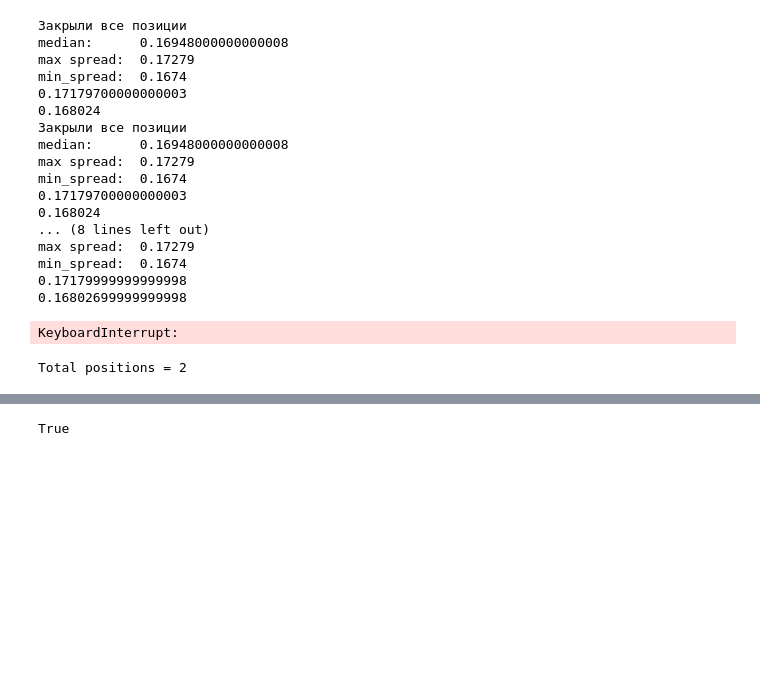
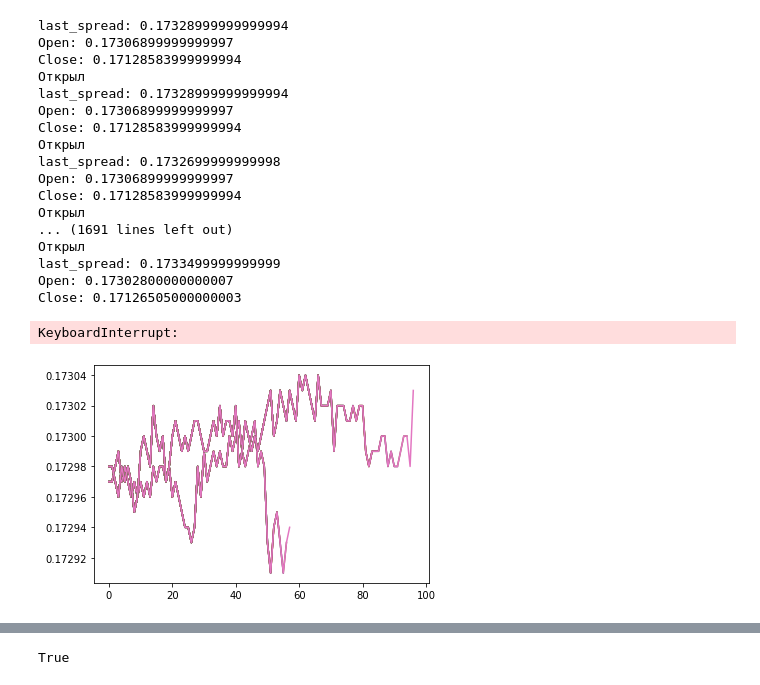
Before and after one commit to Korolevabala/Light_Project, a Jupyter notebook: Project2_KARTLI.ipynb, the cells around one changed output, grey strips where cells are left out. Cells and saved outputs as stored; diff of their text form; code cells hidden in the pictures; blank space fills up the shorter version.

```diff
--- a/Project2_KARTLI.ipynb
+++ b/Project2_KARTLI.ipynb
@@ -231,7 +221,7 @@ def change_ticks_df(eurrub_ticks_frame,usdrub_ticks_frame):
             if position_euro >= len(eurrub_ticks_frame['time']) - 1:
                 break
             position_euro += 1
-
+            plt.plot(spread)
     return spread
 # %%
 def open_close(spread):
@@ -245,9 +235,9 @@ def open_close(spread):
           '\nmax spread: ', max_spread,
           '\nmin_spread: ',min_spread)
     Open = median + (max_spread - median) * 0.7
-    print(Open)
-    Close = median + (min_spread - median) * 0.7
-    print(Close)
+    print('Open:', Open)
+    Close = median + (min_spread - median) * 0.1
+    print('Close', Close)
     return Open, Close
 # %%
 def request_open_pos():
@@ -266,10 +256,10 @@ def request_close_pos():
 # %%
 def request_close_pos_all():
     result = mt5.order_send(request_3)
-    result3 = mt5.order_send(request3_3)
-    print('Закрыли все позиции')
-    #print(result)
-    #print(result2)
+    result2 = mt5.order_send(request3_3)
+    #print('Закрыли все позиции')
+    print(result)
+    print(result2)
 # %%
 take_ticks()
 a = ticks_to_df(take_ticks()[0],take_ticks()[1])
@@ -280,43 +285,44 @@ KeyboardInterrupt:
+# %%
+spread1 = []
 # %%
 while(True):
-    if datetime.now().second % 29 == 0:
+    if datetime.now().second % 28 == 0 and datetime.now().second != 0:
         request_close_pos_all()
+        time.sleep(1)
+    if datetime.now().second == 2:
         take_ticks()
         a = ticks_to_df(take_ticks()[0],take_ticks()[1])
         b = change_ticks_df(a[0], a[1])
         Open,Close = open_close(b)
+        time.sleep(1)
     last_tick_usdrub = mt5.symbol_info_tick("EURUSD").bid
     last_tick_GPBUSD = mt5.symbol_info_tick("GBPUSD").ask
     last_spread = last_tick_GPBUSD - last_tick_usdrub
+    spread1.append(last_spread)
+    print('last_spread:',last_spread)
+    print('Open:',Open)
+    print('Close:',Close * 0.99)
     if last_spread > Open:
         request_open_pos() # Написать Функции
-    elif last_spread < Close:
-        print('\n')
+    elif last_spread < Close * 0.99:
         request_close_pos() # Написать Функции
 # %% [output]
-Закрыли все позиции
-median:      0.16948000000000008
-max spread:  0.17279
-min_spread:  0.1674
-0.17179700000000003
-0.168024
-Закрыли все позиции
-median:      0.16948000000000008
-max spread:  0.17279
-min_spread:  0.1674
-0.17179700000000003
-0.168024
-... (8 lines left out)
-max spread:  0.17279
-min_spread:  0.1674
-0.17179999999999998
-0.16802699999999998
+last_spread: 0.17328999999999994
+Open: 0.17306899999999997
+Close: 0.17128583999999994
+Открыл
+last_spread: 0.17328999999999994
+Open: 0.17306899999999997
+Close: 0.17128583999999994
+Открыл
+last_spread: 0.1732699999999998
+Open: 0.17306899999999997
+Close: 0.17128583999999994
+Открыл
+... (1691 lines left out)
+Открыл
+last_spread: 0.1733499999999999
+Open: 0.17302800000000007
+Close: 0.17126505000000003
 KeyboardInterrupt:
+[figure, added]
-# %%
-positions_total=mt5.positions_total()
-if positions_total>0:
-    print("Total positions =",positions_total)
-else:
-    print("Positions not found")
-# %% [output]
-Total positions = 2
```
Also changed, not shown: parts of 18 cells of this notebook.
